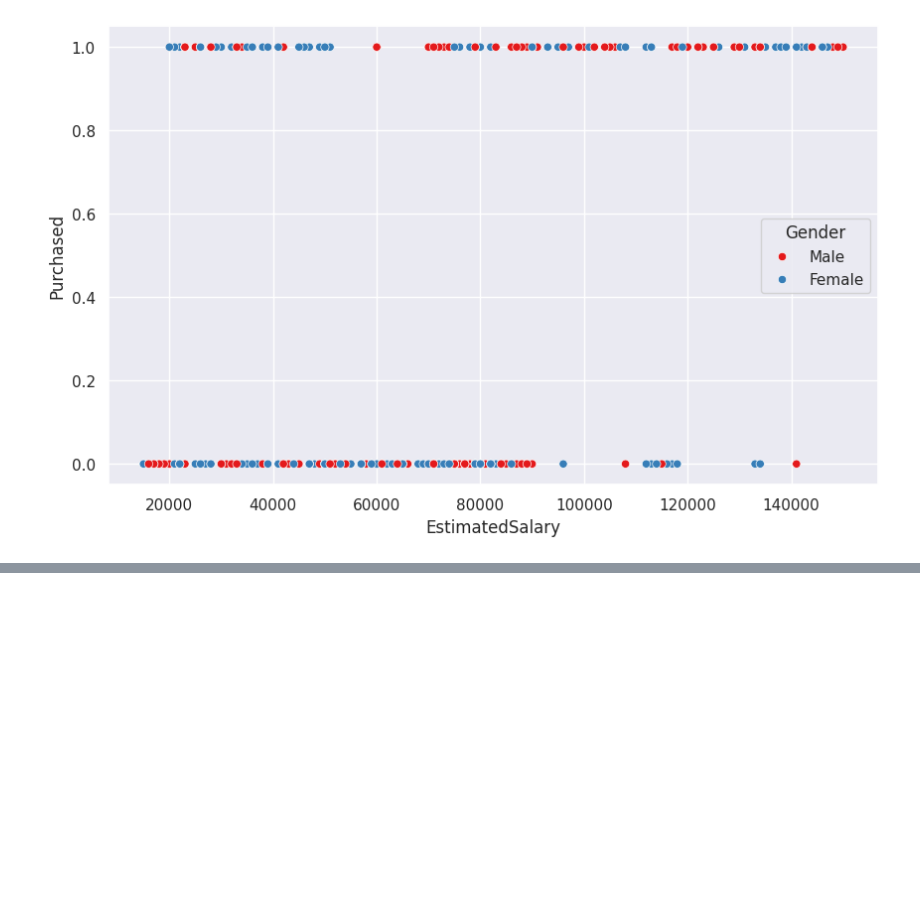
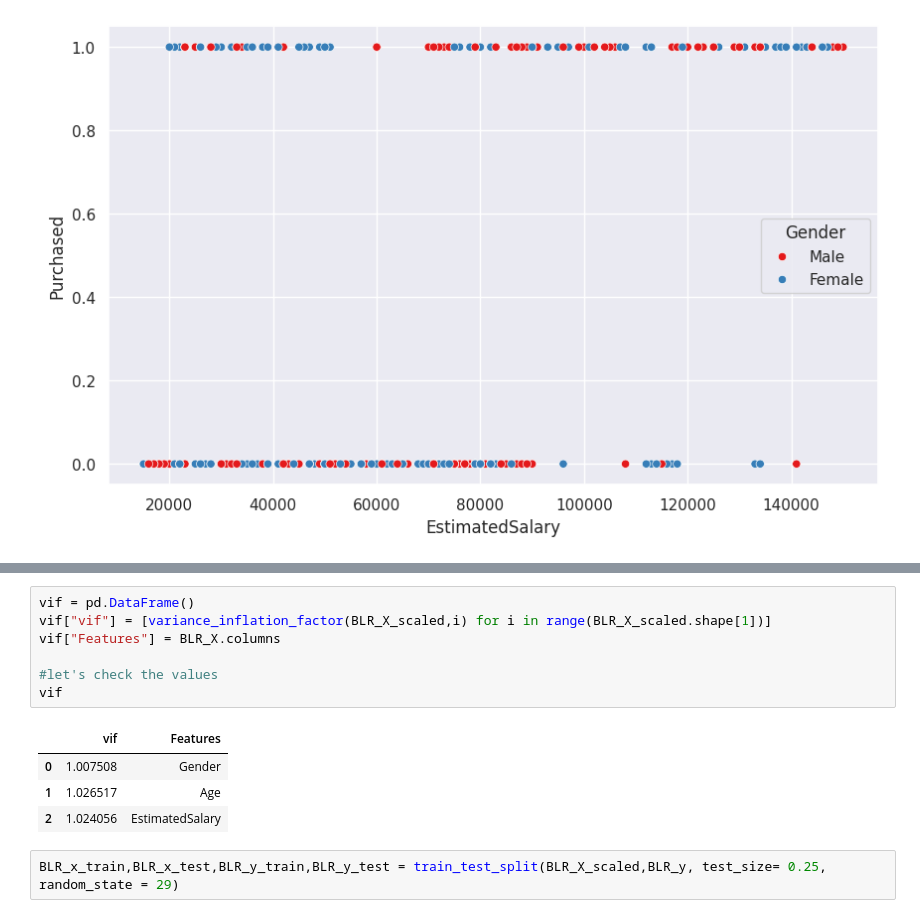
Before and after one commit to Hameedhullah/Machine-Learning, a Jupyter notebook: Logistic_Regression.ipynb, the cells around one changed output, grey strips where cells are left out. Drawn from its saved outputs; the diff is of its cells as text; blank space fills up the shorter version.

```diff
--- a/Logistic_Regression.ipynb
+++ b/Logistic_Regression.ipynb
@@ -233,0 +272,14 @@ ValueError: could not convert string to float: 'Male'
+# %%
+vif = pd.DataFrame()
+vif["vif"] = [variance_inflation_factor(BLR_X_scaled,i) for i in range(BLR_X_scaled.shape[1])]
+vif["Features"] = BLR_X.columns
+
+#let's check the values
+vif
+# %% [output]
+|  | vif | Features |
+| 0 | 1.007508 | Gender |
+| 1 | 1.026517 | Age |
+| 2 | 1.024056 | EstimatedSalary |
+# %%
+BLR_x_train,BLR_x_test,BLR_y_train,BLR_y_test = train_test_split(BLR_X_scaled,BLR_y, test_size= 0.25, random_state = 29)
```
Also changed, not shown: parts of 21 cells of this notebook.
